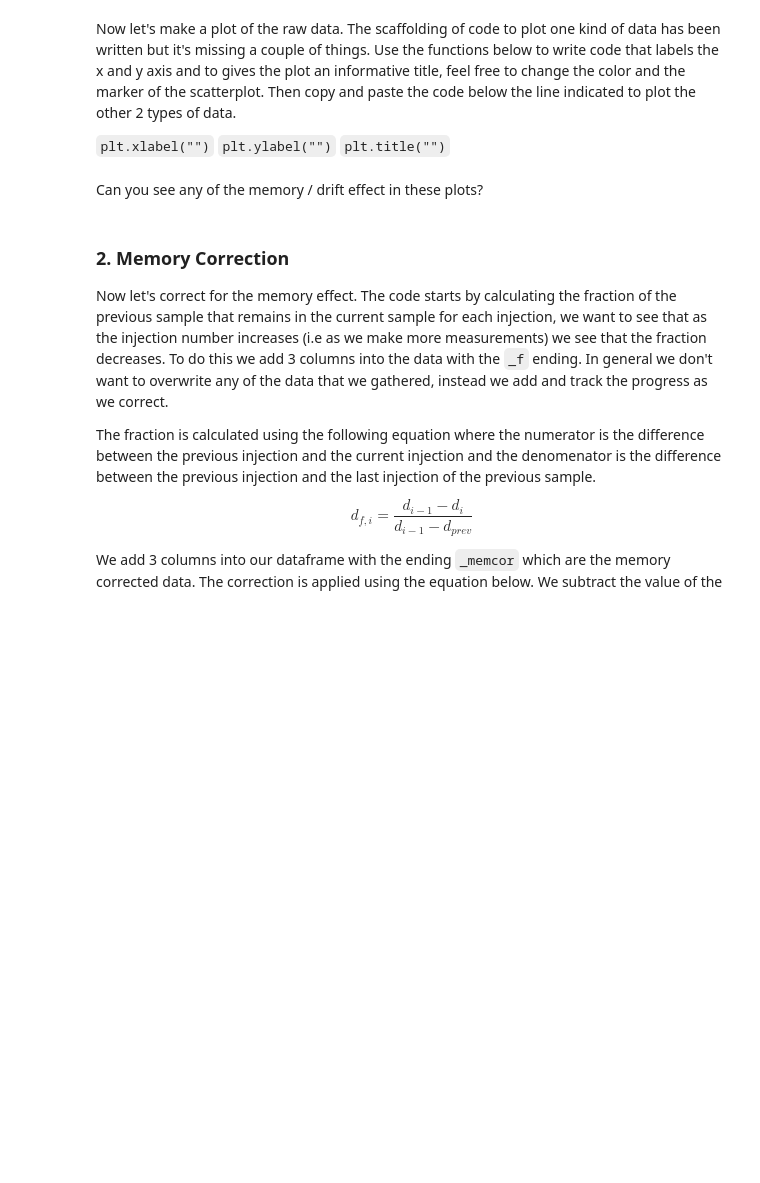
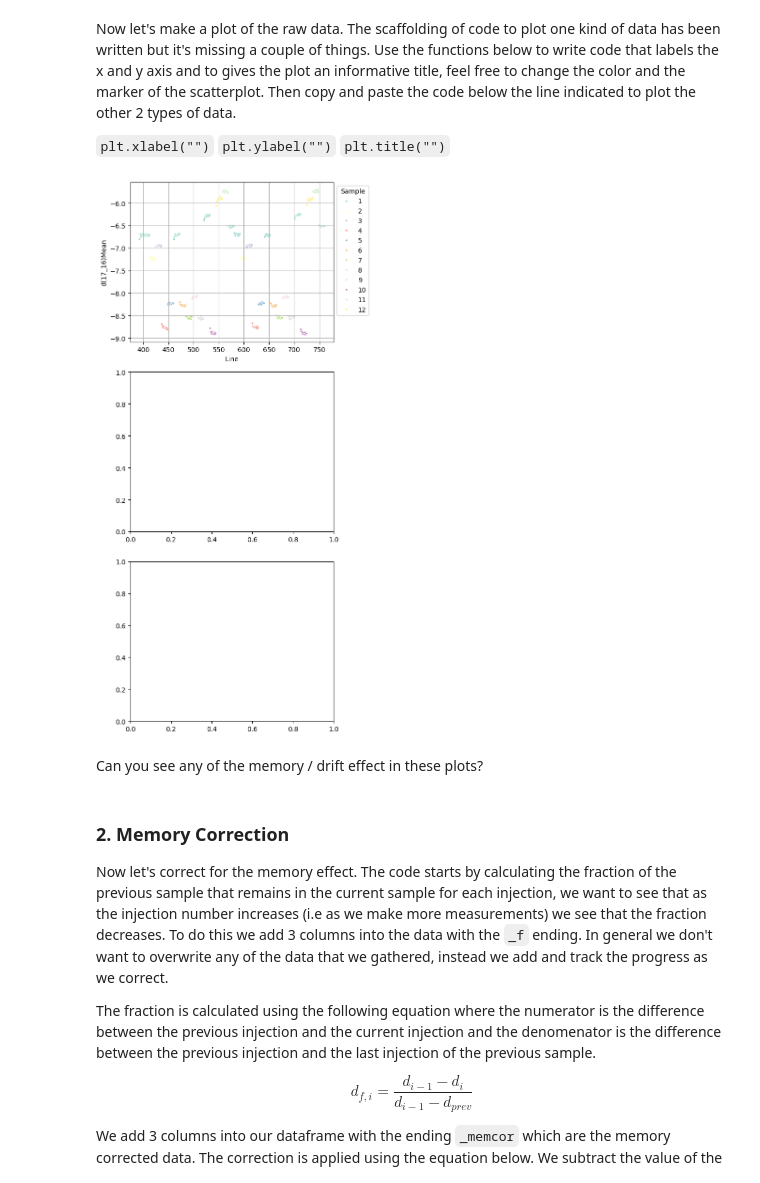
Before and after one commit to jrobs12/vjkp_2025, a Jupyter notebook: analyse_samples.ipynb, the cells around one changed output. Drawn from its saved outputs; the diff is of its cells as text; code cells hidden in the pictures; blank space fills up the shorter version.

```diff
--- a/analyse_samples.ipynb
+++ b/analyse_samples.ipynb
@@ -29,17 +32,25 @@ The Picarro machine gives us a lot of data, to simplify the process for you, we'
 > - **Sample**: The position in the sample tray
 # %%
 #start by reading in our raw data file
-d = pd.read_csv("PUT FILE NAME HERE .csv")
+d = pd.read_csv("HKDS2231_IsoWater_20250727_001929.csv",skipinitialspace=True)
 
 columns_to_keep = ["Line", "Analysis", "Inj Nr", "d(17_16)Mean", "d(18_16)Mean", "d(D_H)Mean", "Sample"]
 
 d = d[columns_to_keep] #select only the columns that we said above
+d = d.loc[1:]
 
 #we can add labels to each sample to know which sample is which
 
 #start by making a dictionary that maps the sample id to the position in the tray
-label_positions = {83: "VAN", 84 :"CHIL", 85: "OSOY", 86: "CAST", 93: "CRES",
-                    95: "CRAN", 96: "CROW", 103: "LETH", 104: "MED", 106: "CAL"}
-d.loc[:,"Label"] = d["sample"] #make a copy of the sample column to replace with the labels above
-d["Label"].replace(label_positions, inplace = True)
+label_positions = {83: "VAN", 94: "VAN", 105: "VAN", 115: "VAN", 84 :"CHIL", 85: "OSOY", 86: "CAST", 93: "CRES",
+                    95: "CRAN", 96: "CROW", 103: "LETH", 104: "MED", 106: "CAL", 113: "SKE", 114: "VIC"}
+d.loc[:,"Label"] = d["Sample"] #make a copy of the sample column to replace with the labels above
+d.replace({"Label": label_positions}, inplace = True)
+
+samples_num = {"VAN": 1, "CHIL": 2, "OSOY": 3, "CAST": 4, "CRES": 5, "CRAN": 6, "CROW": 7, "LETH": 8, "MED": 9, "CAL": 10, "VIC": 11, "SKE": 12}
+#here we're mapping the label of a sample to a number, this allows
+#for us to keep track of which sample is which once we start working with the means (which can't be averaged since they are strings)
+
+d["Label Num"] = d["Label"].replace(samples_num)
+d
 # %% [output]
@@ -53,22 +76,27 @@ Now let's make a plot of the raw data. The scaffolding of code to plot one kind
 # %%
 #let's make 3 plots of the raw data
 
 d_sam = d #d[d["Label"] == "CRES"] we can change this if we want to look at a specific sample
 
-f = plt.figure(1)
-plt.subplots(1,3,1)
+f = plt.figure(1, figsize = (6,12))
+plt.subplot(3,1,1)
 ######################### copy and paste from here
-plt.scatter(d_sam["Line"], d_sam["d(17_16)Mean"], marker = ".", color = "k")
+sns.scatterplot(data = d_sam, x = "Line", y = "d(17_16)Mean", marker = ".", hue = "Label Num", palette = "Set3")
 plt.grid()
-
+plt.legend(loc='upper left', bbox_to_anchor=(1, 1), title = "Sample")
 #code for the labels goes under here
 
 ######################### to here
 #code of d(18_16)Mean plot
-plt.subplots(1,3,2)
+plt.subplot(3,1,2)
 
 #code for d(D_H)Mean plot
-plt.subplots(1,3,3)
+plt.subplot(3,1,3)
+
+
+plt.tight_layout()
+# %% [output]
+[figure, added]
 # %% [markdown]
 Can you see any of the memory / drift effect in these plots?
 # %% [markdown]
```
Also changed, not shown: parts of 11 cells of this notebook.
